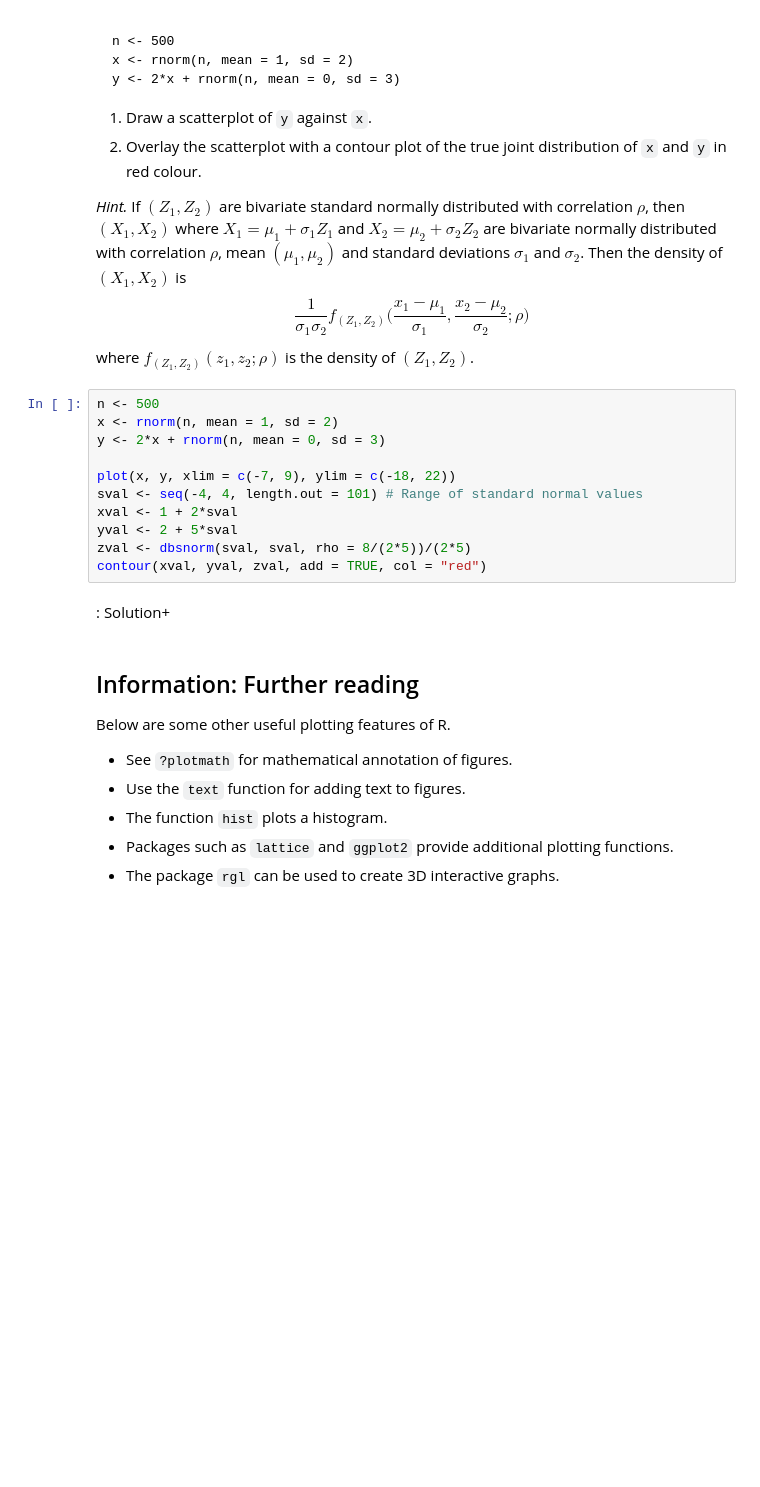
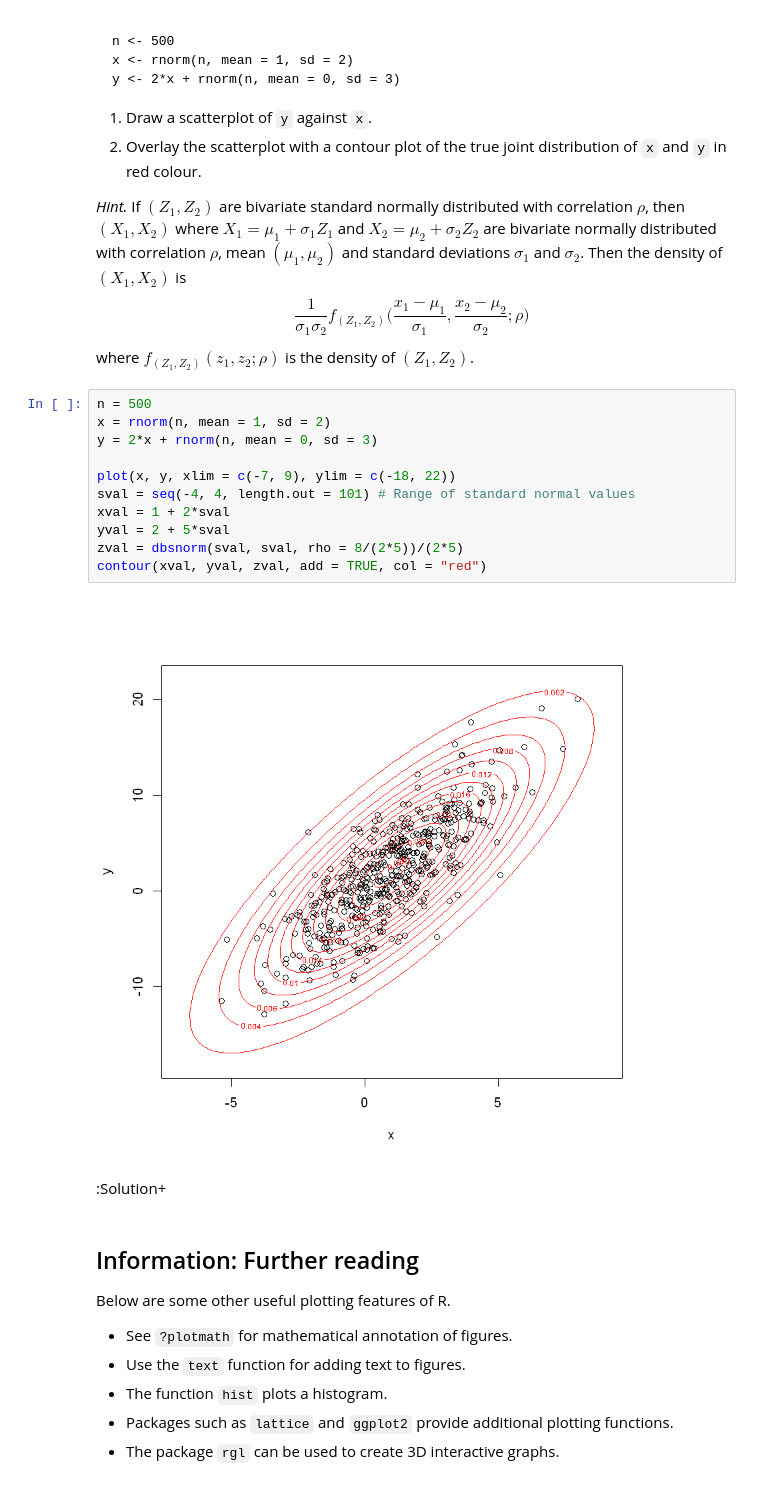
Before and after one commit to JDBetteridge/samba_induction_r, a Jupyter notebook: nbplain/03_graphics.ipynb, the cells around one changed output. Cells and saved outputs as stored; diff of their text form; blank space fills up the shorter version.

```diff
--- a/nbplain/03_graphics.ipynb
+++ b/nbplain/03_graphics.ipynb
@@ -216,18 +220,20 @@ y <- 2*x + rnorm(n, mean = 0, sd = 3)
 *Hint.* If $(Z_1, Z_2)$ are bivariate standard normally distributed with correlation $\rho$, then $(X_1, X_2)$ where $X_1 = \mu_1 + \sigma_1 Z_1$ and $X_2 = \mu_2 + \sigma_2 Z_2$ are bivariate normally distributed with correlation $\rho$, mean $(\mu_1, \mu_2)$ and standard deviations $\sigma_1$ and $\sigma_2$. Then the density of $(X_1, X_2)$ is $$\frac{1}{\sigma_1 \sigma_2} f_{(Z_1,Z_2)}\biggl( \frac{x_1 - \mu_1}{\sigma_1}, \frac{x_2 - \mu_2}{\sigma_2} ; \rho \biggr)$$
  where $f_{(Z_1,Z_2)}(z_1,z_2;\rho)$ is the density of $(Z_1,Z_2)$.
 # %%
-n <- 500
-x <- rnorm(n, mean = 1, sd = 2)
-y <- 2*x + rnorm(n, mean = 0, sd = 3)
+n = 500
+x = rnorm(n, mean = 1, sd = 2)
+y = 2*x + rnorm(n, mean = 0, sd = 3)
 
 plot(x, y, xlim = c(-7, 9), ylim = c(-18, 22))
-sval <- seq(-4, 4, length.out = 101) # Range of standard normal values
-xval <- 1 + 2*sval
-yval <- 2 + 5*sval
-zval <- dbsnorm(sval, sval, rho = 8/(2*5))/(2*5)
+sval = seq(-4, 4, length.out = 101) # Range of standard normal values
+xval = 1 + 2*sval
+yval = 2 + 5*sval
+zval = dbsnorm(sval, sval, rho = 8/(2*5))/(2*5)
 contour(xval, yval, zval, add = TRUE, col = "red")
+# %% [output]
+[figure, added]
 # %% [markdown]
-: Solution+
+:Solution+
 # %% [markdown]
 ## Information: Further reading
 
```
Also changed, not shown: parts of 14 cells of this notebook, 7 other files.
